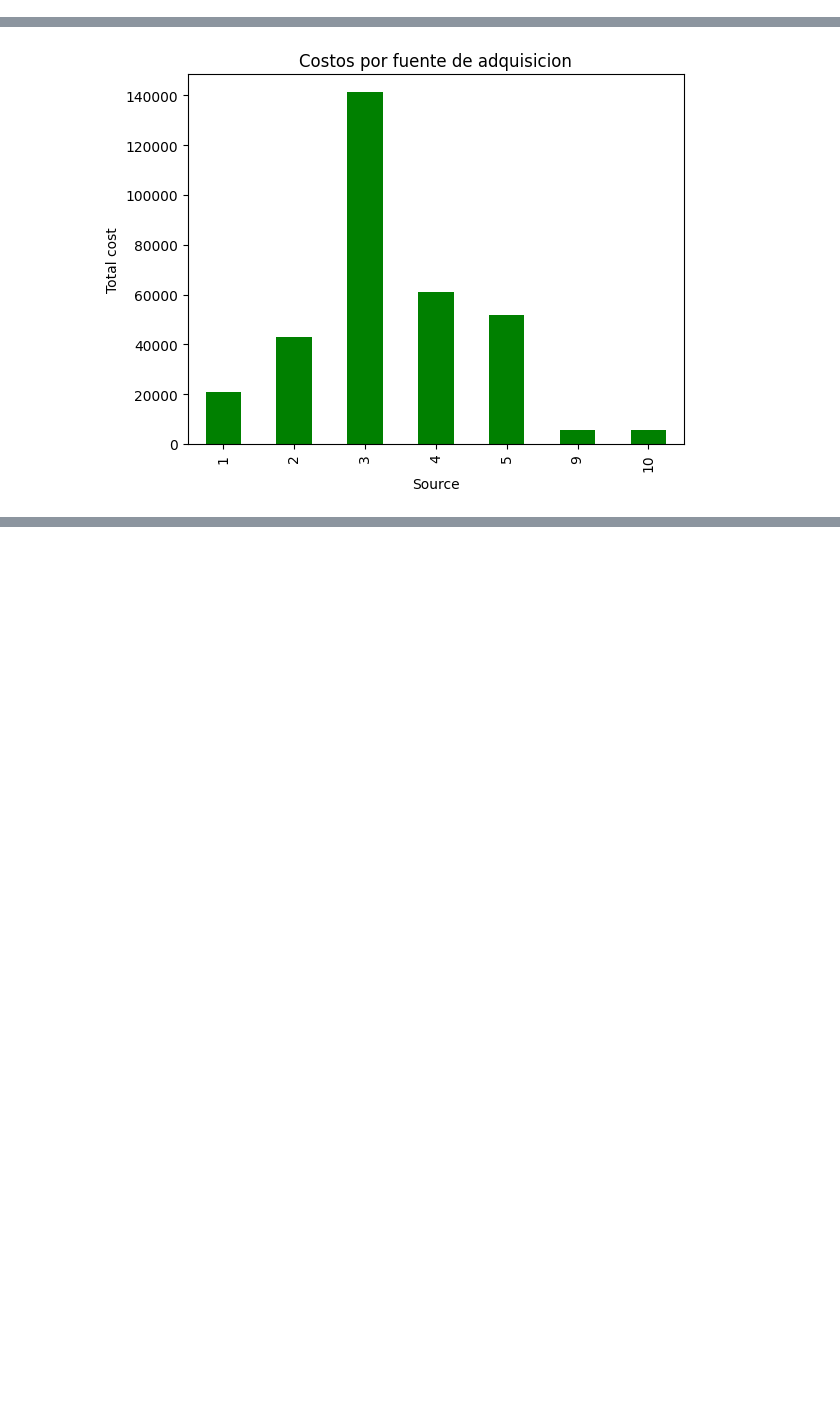
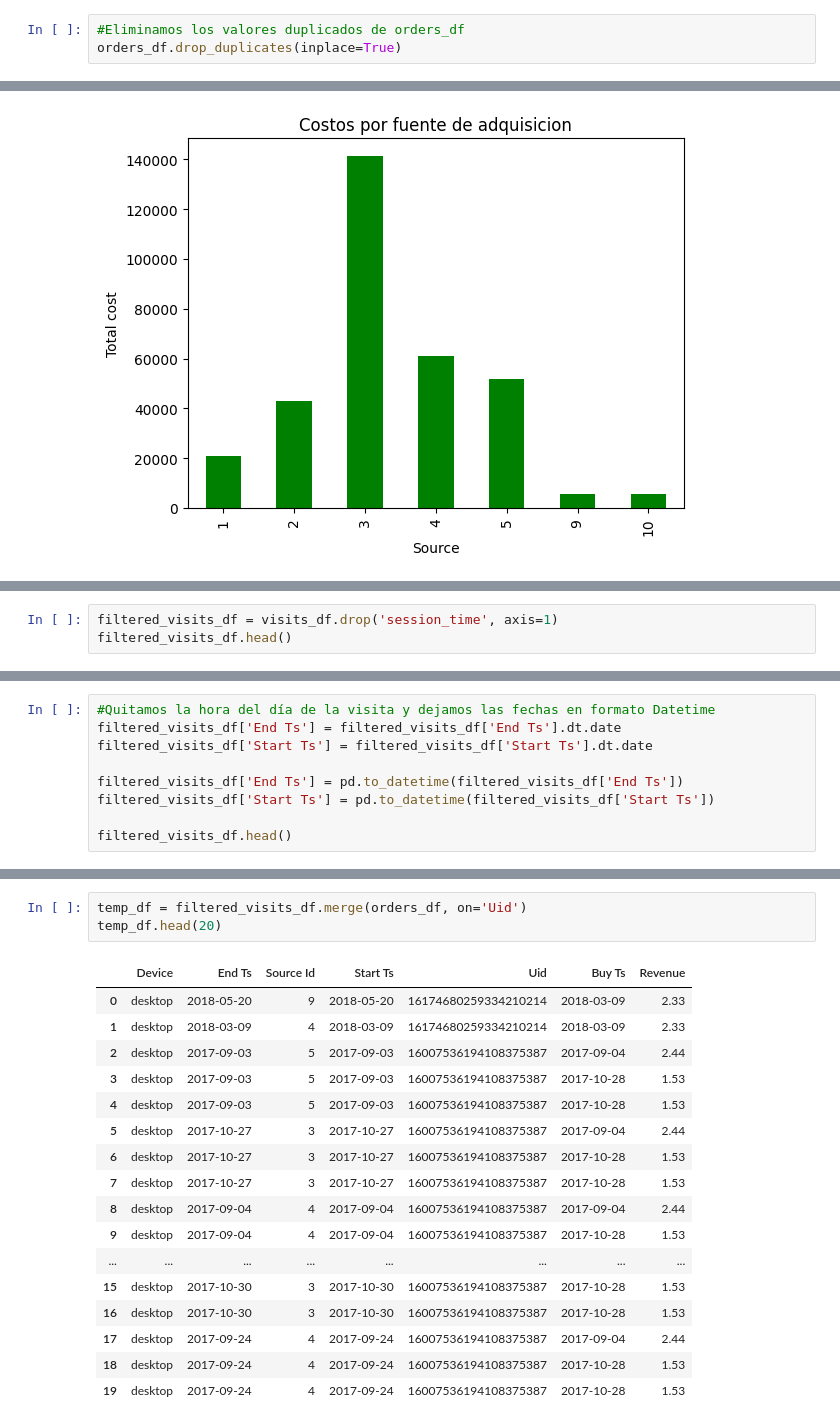
Before and after one commit to cristopherrexx-coder/Proyect-10, a Jupyter notebook: Sprint 10 proyect.ipynb, the cells around one changed output, grey strips where cells are left out. Saved outputs shown, nothing was run; the diff lists cells and outputs as text; blank space fills up the shorter version.

```diff
--- a/Sprint 10 proyect.ipynb
+++ b/Sprint 10 proyect.ipynb
@@ -65,3 +65,6 @@ visits_df[visits_df.duplicated()]
+# %%
+#Eliminamos los valores duplicados de orders_df
+orders_df.drop_duplicates(inplace=True)
 # %%
 # DataFrame de ordenes
 print(orders_df.head())
@@ -876,0 +893,3 @@ plt.show()
+# %%
+filtered_visits_df = visits_df.drop('session_time', axis=1)
+filtered_visits_df.head()
@@ -876,0 +903,9 @@ plt.show()
+# %%
+#Quitamos la hora del día de la visita y dejamos las fechas en formato Datetime
+filtered_visits_df['End Ts'] = filtered_visits_df['End Ts'].dt.date
+filtered_visits_df['Start Ts'] = filtered_visits_df['Start Ts'].dt.date
+
+filtered_visits_df['End Ts'] = pd.to_datetime(filtered_visits_df['End Ts'])
+filtered_visits_df['Start Ts'] = pd.to_datetime(filtered_visits_df['Start Ts'])
+
+filtered_visits_df.head()
@@ -876,0 +976,21 @@ plt.show()
+# %%
+temp_df = filtered_visits_df.merge(orders_df, on='Uid')
+temp_df.head(20)
+# %% [output]
+|  | Device | End Ts | Source Id | Start Ts | Uid | Buy Ts | Revenue |
+| 0 | desktop | 2018-05-20 | 9 | 2018-05-20 | 16174680259334210214 | 2018-03-09 | 2.33 |
+| 1 | desktop | 2018-03-09 | 4 | 2018-03-09 | 16174680259334210214 | 2018-03-09 | 2.33 |
+| 2 | desktop | 2017-09-03 | 5 | 2017-09-03 | 16007536194108375387 | 2017-09-04 | 2.44 |
+| 3 | desktop | 2017-09-03 | 5 | 2017-09-03 | 16007536194108375387 | 2017-10-28 | 1.53 |
+| 4 | desktop | 2017-09-03 | 5 | 2017-09-03 | 16007536194108375387 | 2017-10-28 | 1.53 |
+| 5 | desktop | 2017-10-27 | 3 | 2017-10-27 | 16007536194108375387 | 2017-09-04 | 2.44 |
+| 6 | desktop | 2017-10-27 | 3 | 2017-10-27 | 16007536194108375387 | 2017-10-28 | 1.53 |
+| 7 | desktop | 2017-10-27 | 3 | 2017-10-27 | 16007536194108375387 | 2017-10-28 | 1.53 |
+| 8 | desktop | 2017-09-04 | 4 | 2017-09-04 | 16007536194108375387 | 2017-09-04 | 2.44 |
+| 9 | desktop | 2017-09-04 | 4 | 2017-09-04 | 16007536194108375387 | 2017-10-28 | 1.53 |
+| ... | ... | ... | ... | ... | ... | ... | ... |
+| 15 | desktop | 2017-10-30 | 3 | 2017-10-30 | 16007536194108375387 | 2017-10-28 | 1.53 |
+| 16 | desktop | 2017-10-30 | 3 | 2017-10-30 | 16007536194108375387 | 2017-10-28 | 1.53 |
+| 17 | desktop | 2017-09-24 | 4 | 2017-09-24 | 16007536194108375387 | 2017-09-04 | 2.44 |
+| 18 | desktop | 2017-09-24 | 4 | 2017-09-24 | 16007536194108375387 | 2017-10-28 | 1.53 |
+| 19 | desktop | 2017-09-24 | 4 | 2017-09-24 | 16007536194108375387 | 2017-10-28 | 1.53 |
```
Also changed, not shown: parts of 20 cells of this notebook.
